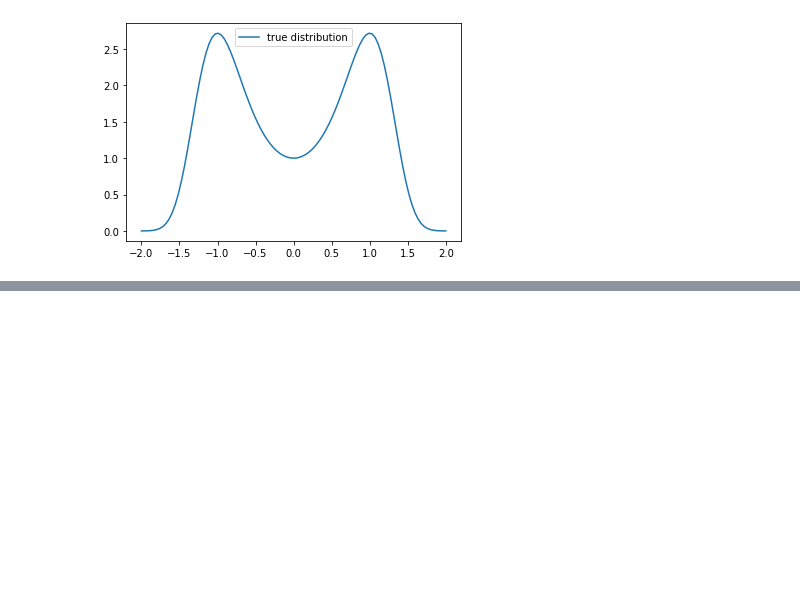
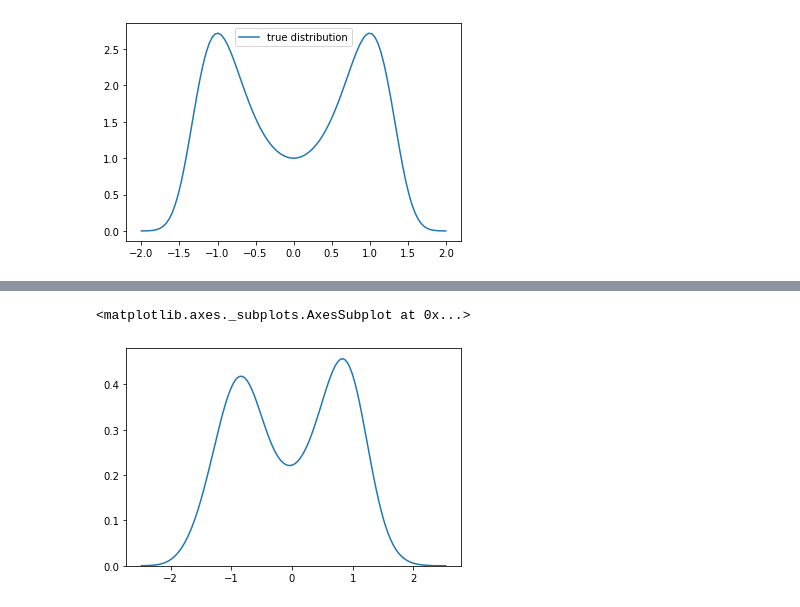
Before and after one commit to tzring/Stochastic-Gradient-HMC-with-Friction, a Jupyter notebook: SGHMC_friction.ipynb, the cells around one changed output, grey strips where cells are left out. Cells and saved outputs as stored; diff of their text form; code cells hidden in the pictures; blank space fills up the shorter version.

Commit message:
add Pyhmc and Pystan

```diff
--- a/SGHMC_friction.ipynb
+++ b/SGHMC_friction.ipynb
@@ -435,0 +458,15 @@ ax.legend(loc= "upper center")
+# %%
+model = """
+functions {
+    real p_lpdf(real theta) {return 2*theta^2-theta^4;}
+}
+parameters {
+    real theta;
+}
+model {
+    theta ~ p_lpdf();
+}
+"""
+data = {}
+
+fit = pystan.stan(model_code=model, data=data, iter=1000, chains=1)
@@ -435,0 +476,7 @@ ax.legend(loc= "upper center")
+# %%
+theta = fit.extract(permuted=True)['theta']
+# %%
+sns.kdeplot(theta)
+# %% [output]
+<matplotlib.axes._subplots.AxesSubplot at 0x...>
+[figure, added]
```
Also changed, not shown: parts of 10 cells of this notebook.
